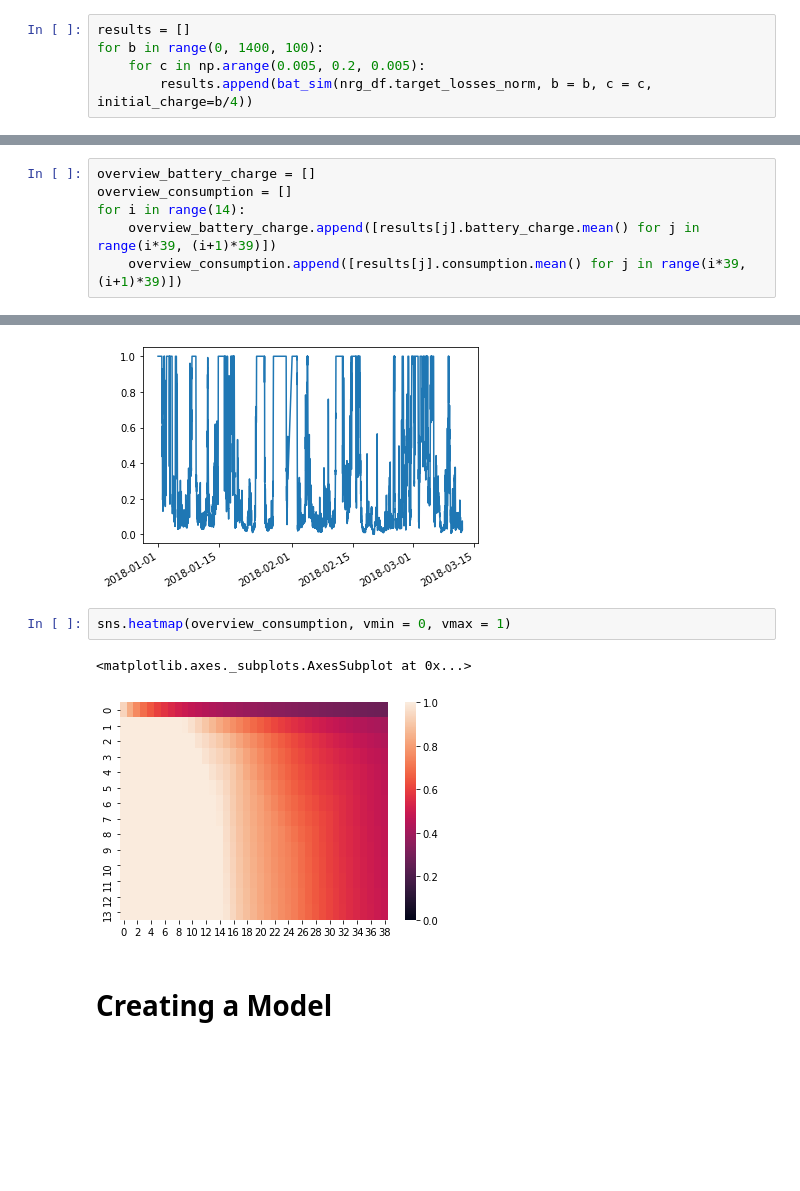
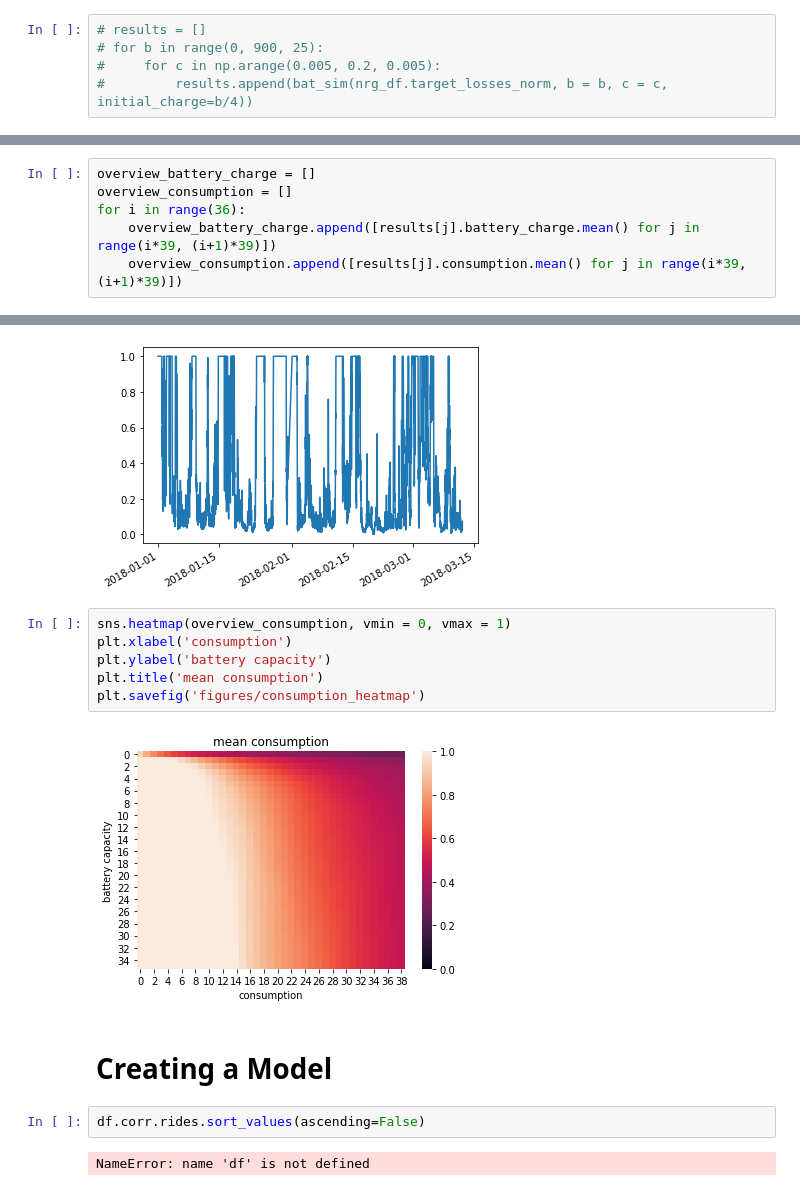
Before and after one commit to ThomTe314/capstone_quadra, a Jupyter notebook: Capstone Quadra.ipynb, the cells around one changed output, grey strips where cells are left out. Drawn from its saved outputs; the diff is of its cells as text; blank space fills up the shorter version.

```diff
--- a/Capstone Quadra.ipynb
+++ b/Capstone Quadra.ipynb
@@ -467,5 +488,5 @@ bs.head()
 # %%
-results = []
-for b in range(0, 1400, 100):
-    for c in np.arange(0.005, 0.2, 0.005):
-        results.append(bat_sim(nrg_df.target_losses_norm, b = b, c = c, initial_charge=b/4))
+# results = []
+# for b in range(0, 900, 25):
+#     for c in np.arange(0.005, 0.2, 0.005):
+#         results.append(bat_sim(nrg_df.target_losses_norm, b = b, c = c, initial_charge=b/4))
@@ -504,7 +507,7 @@ results[0].battery_charge.mean()
 # %%
 overview_battery_charge = []
 overview_consumption = []
-for i in range(14):
+for i in range(36):
     overview_battery_charge.append([results[j].battery_charge.mean() for j in range(i*39, (i+1)*39)])
     overview_consumption.append([results[j].consumption.mean() for j in range(i*39, (i+1)*39)])
 # %%
@@ -529,8 +532,15 @@ results[15].consumption[:10000].plot()
 [figure]
 # %%
 sns.heatmap(overview_consumption, vmin = 0, vmax = 1)
+plt.xlabel('consumption')
+plt.ylabel('battery capacity')
+plt.title('mean consumption')
+plt.savefig('figures/consumption_heatmap')
 # %% [output]
-<matplotlib.axes._subplots.AxesSubplot at 0x...>
-[figure, old version]
+[figure, new version]
 # %% [markdown]
 # Creating a Model
+# %%
+df.corr.rides.sort_values(ascending=False)
+# %% [output]
+NameError: name 'df' is not defined
```
Also changed, not shown: parts of 15 cells of this notebook, 10 other files.
